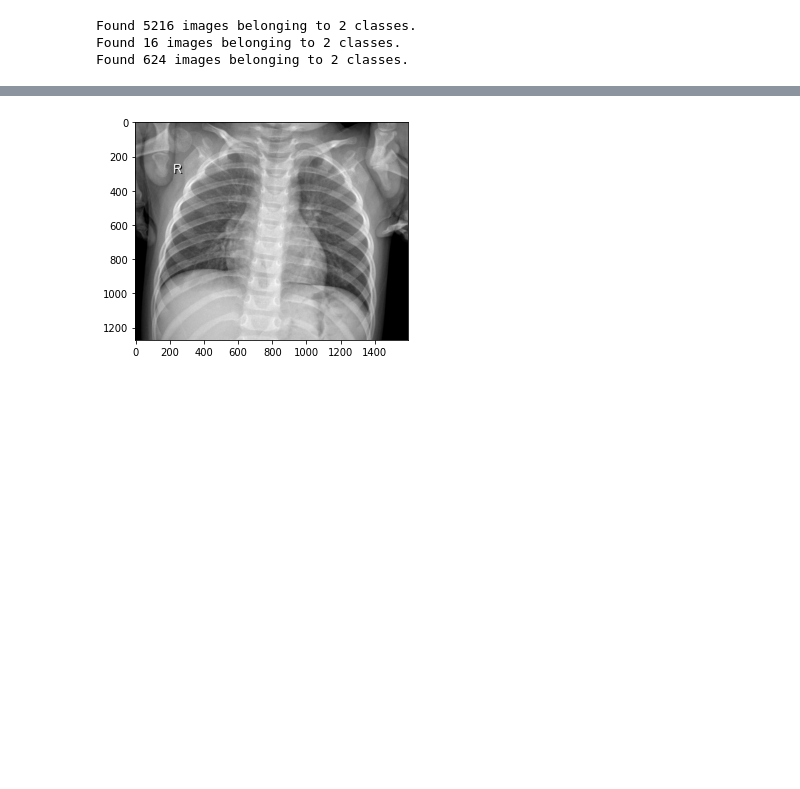
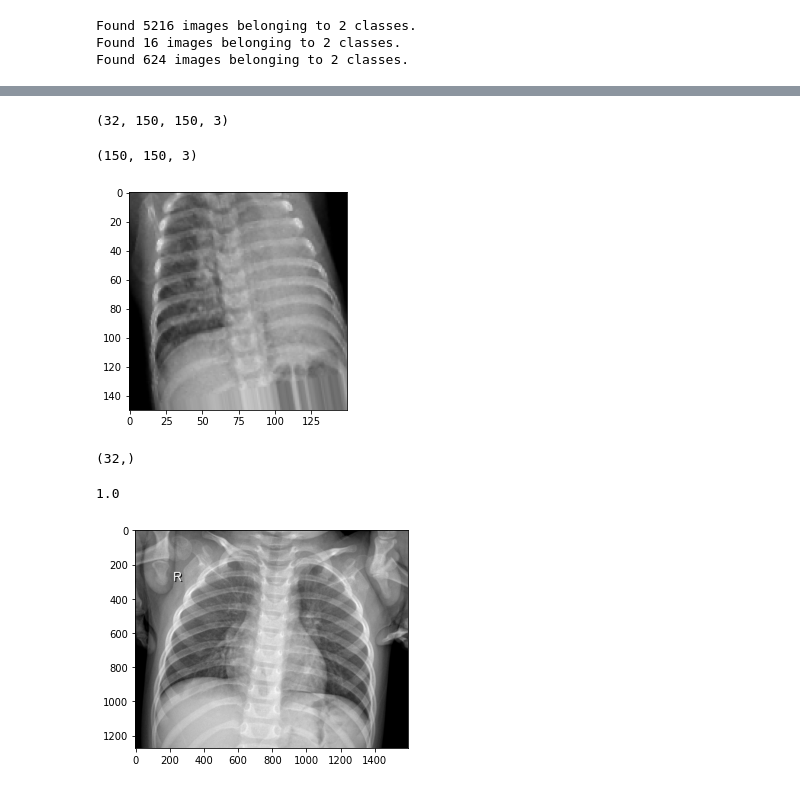
Before and after one commit to mcgmed/Machine-Learning-Projects, a Jupyter notebook: chest-x-ray-images-pneumonia.ipynb, the cells around one changed output, grey strips where cells are left out. Cells and saved outputs as stored; diff of their text form; code cells hidden in the pictures; blank space fills up the shorter version.

```diff
--- a/chest-x-ray-images-pneumonia.ipynb
+++ b/chest-x-ray-images-pneumonia.ipynb
@@ -51,3 +53,23 @@ train_generator.class_indices
+# %%
+train_generator[0][0].shape
+# %% [output]
+(32, 150, 150, 3)
+# %%
+train_generator[0][0][0].shape # image
+# %% [output]
+(150, 150, 3)
+# %%
+plt.imshow(train_generator[0][0][0]);
+# %% [output]
+[figure, added]
+# %%
+train_generator[0][1].shape
+# %% [output]
+(32,)
+# %%
+train_generator[0][1][0] # label
+# %% [output]
+1.0
 # %%
 img_dir ='/kaggle/input/chest-xray-pneumonia/chest_xray/train/NORMAL/IM-0219-0001.jpeg'
 
```
Also changed, not shown: parts of 18 cells of this notebook.
